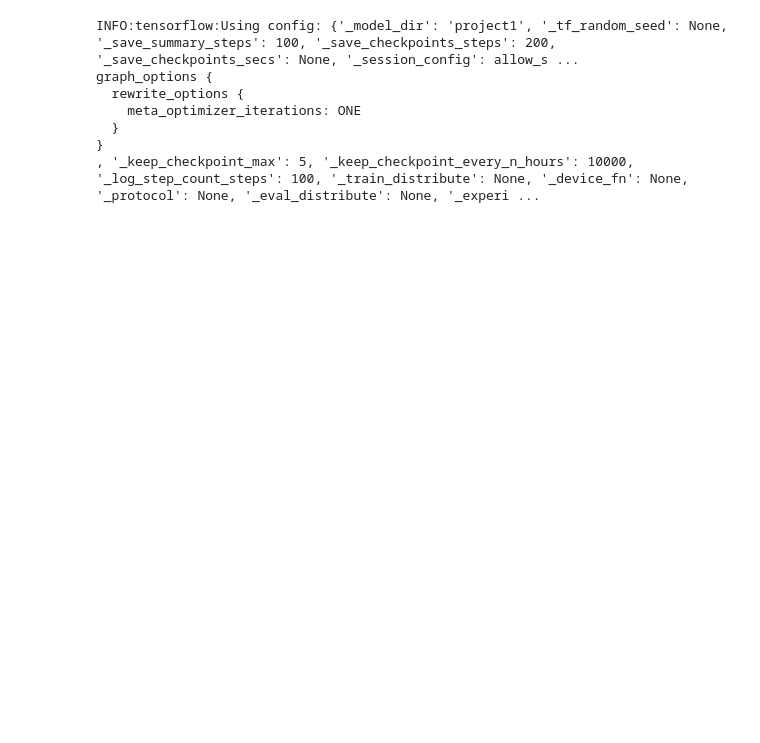
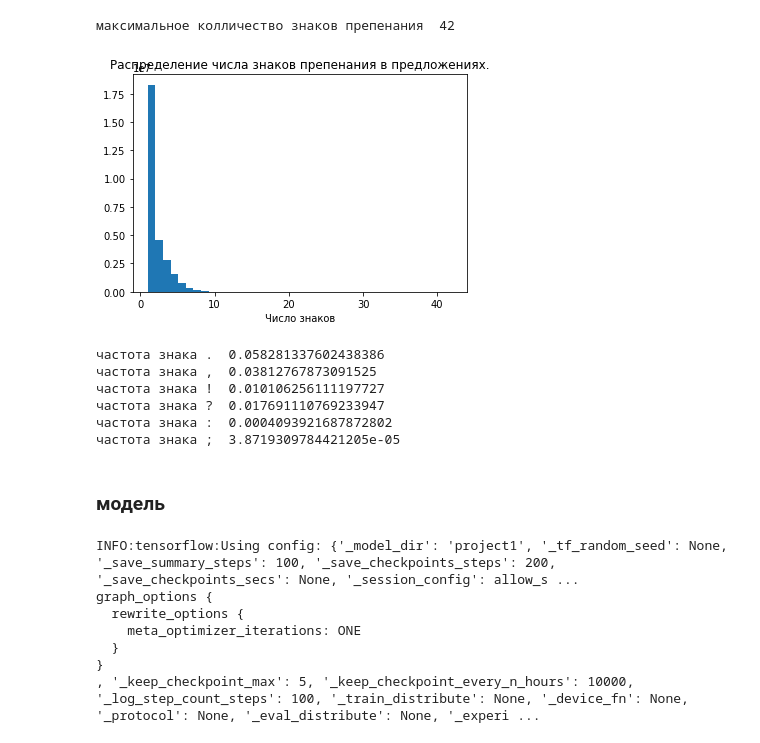
Before and after one commit to ivankholin/final_project, a Jupyter notebook: final_project.ipynb, the cells around one changed output. Saved outputs shown, nothing was run; the diff lists cells and outputs as text; code cells hidden in the pictures; blank space fills up the shorter version.

```diff
--- a/final_project.ipynb
+++ b/final_project.ipynb
@@ -11 +49,35 @@ import matplotlib.pyplot as plt
+# %%
+print('максимальное колличество знаков препенания ', np.array(cnt_punct_data).max())
+plt.hist(cnt_punct_data, bins = 40)
+plt.title('Распределение числа знаков препенания в предложениях.')
+plt.xlabel('Число знаков')
+plt.show()
+# %% [output]
+максимальное колличество знаков препенания  42
+[figure, added]
+# %%
+#посчитаем частотность знаков пунктуации
+# но не на всей выборке
+len_data = 0
+len_pun = {'.':0, ',':0, '!':0, '?':0, ':':0, ';':0}
+punctuation = ['.', ',', '!', '?', ':', ';']
+with open('flibusta_full_train.txt', 'r') as file:
+    for _ in range(100000):
+        line = file.readline()
+        e_line = bpemb_ru.encode(line)
+        len_data += len(e_line)
+        for w in e_line:
+            if w in punctuation:
+                len_pun[w] += 1
+for p in len_pun:
+    print(f'частота знака {p} ', len_pun[p]/len_data)
+# %% [output]
+частота знака .  0.058281337602438386
+частота знака ,  0.03812767873091525
+частота знака !  0.010106256111197727
+частота знака ?  0.017691110769233947
+частота знака :  0.0004093921687872802
+частота знака ;  3.8719309784421205e-05
+# %% [markdown]
+### модель
 # %%
```
Also changed, not shown: parts of 15 cells of this notebook.
